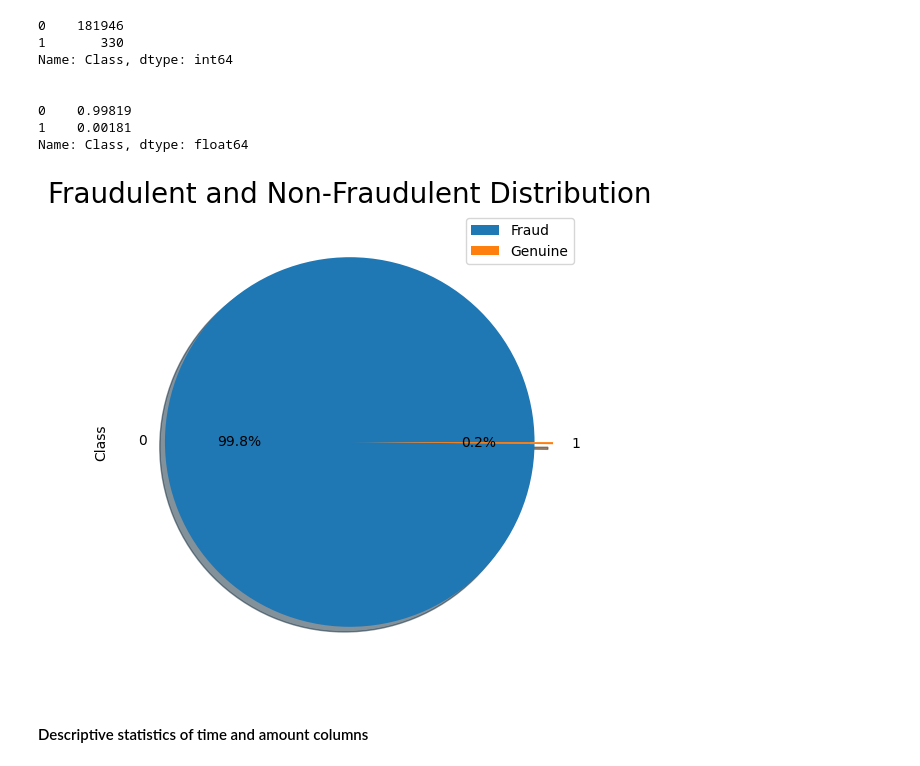
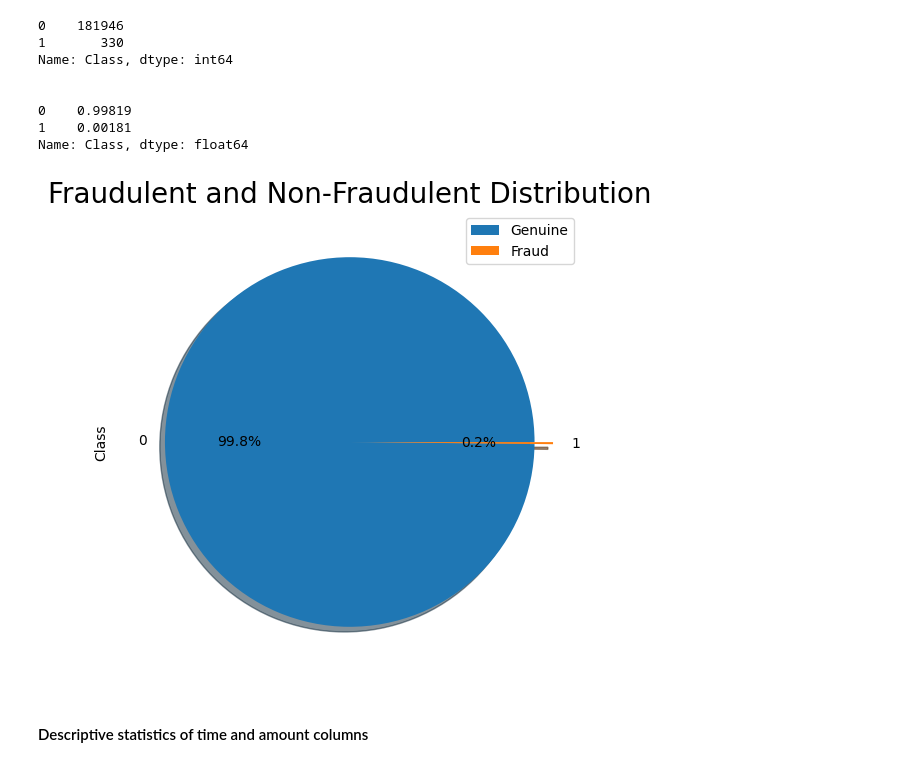
Before and after one commit to davidsirait/anomaly_detection_pacmann, a Jupyter notebook: 2. eda.ipynb, the cells around one changed output. Saved outputs shown, nothing was run; the diff lists cells and outputs as text; code cells hidden in the pictures.

```diff
--- a/2. eda.ipynb
+++ b/2. eda.ipynb
@@ -132,10 +142,10 @@ Name: Class, dtype: float64
 # %%
 data["Class"].value_counts().plot(kind = 'pie',explode=[0, 0.1],figsize=(6, 6),autopct='%1.1f%%',shadow=True)
 plt.title("Fraudulent and Non-Fraudulent Distribution",fontsize=20)
-plt.legend(["Fraud", "Genuine"])
+plt.legend(["Genuine", "Fraud"])
 plt.show()
 # %% [output]
-[figure, old version]
+[figure, new version]
 # %% [markdown]
 #### Descriptive statistics of time and amount columns
 # %%
```
Also changed, not shown: parts of 6 cells of this notebook, 6 other files.
